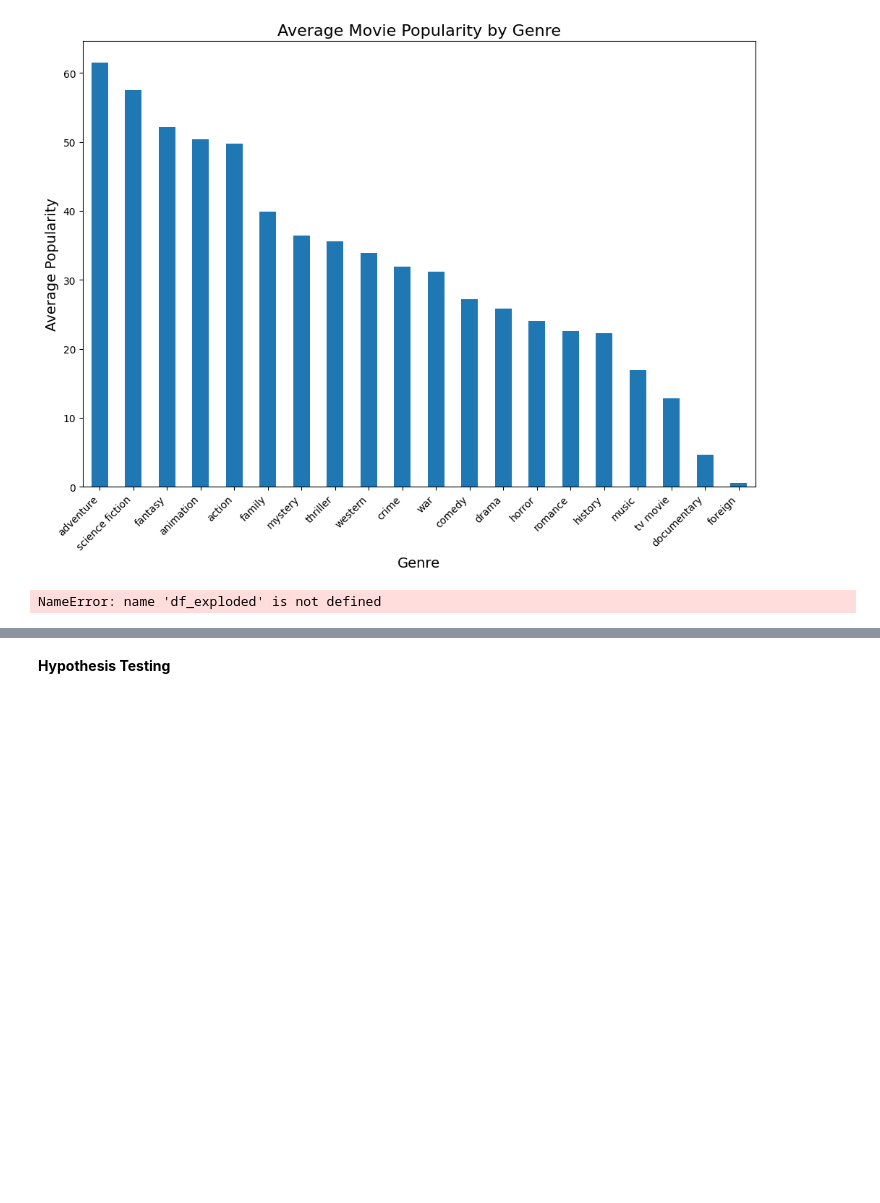
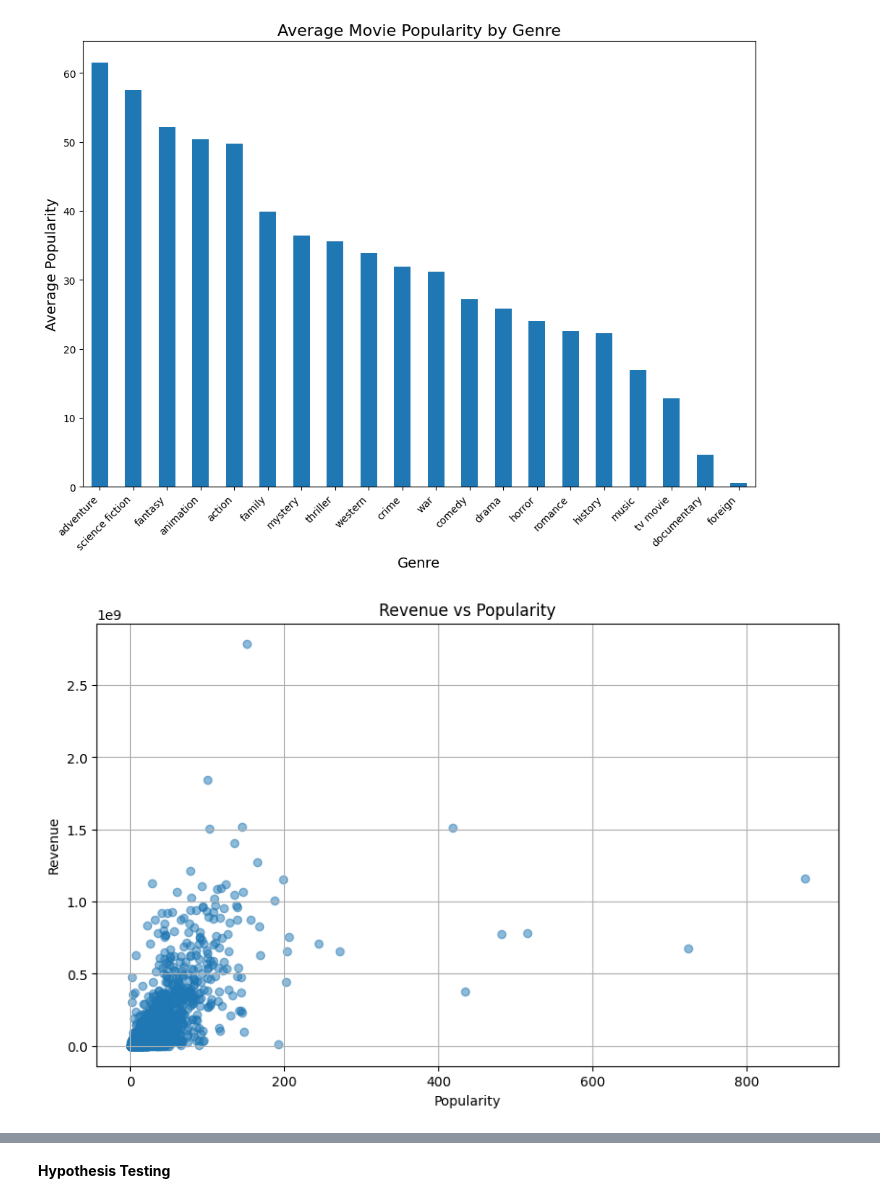
Before and after one commit to krishnachovatiya/automatic-octo-fortnight, a Jupyter notebook: movie(new).ipynb, the cells around one changed output, grey strips where cells are left out. Cells and saved outputs as stored; diff of their text form; code cells hidden in the pictures; blank space fills up the shorter version.

```diff
--- a/movie(new).ipynb
+++ b/movie(new).ipynb
@@ -181,19 +178,13 @@ plt.xticks(rotation=45, ha='right')
 plt.show()
 # %% [output]
 [figure]
-# %%
-import matplotlib.pyplot as plt
-import seaborn as sns
-
-genre_revenue = df_exploded.groupby('genre_keywords')['revenue'].sum()
-
-genre_revenue = genre_revenue.sort_values(ascending=False)
-
-plt.figure(figsize=(12, 8))
-sns.barplot(x=genre_revenue.values, y=genre_revenue.index, palette='viridis')
-plt.title('Total Revenue by Genre')
-plt.xlabel('Total Revenue')
-plt.ylabel('Genre')
-plt.show()
-# %% [output]
-NameError: name 'df_exploded' is not defined
+# %%
+plt.figure(figsize=(10, 6))
+plt.scatter(df_cleaned['popularity'], df_cleaned['revenue'], alpha=0.5)
+plt.title('Revenue vs Popularity')
+plt.xlabel('Popularity')
+plt.ylabel('Revenue')
+plt.grid(True)
+plt.show()
+# %% [output]
+[figure, added]
```
Also changed, not shown: parts of 7 cells of this notebook.
